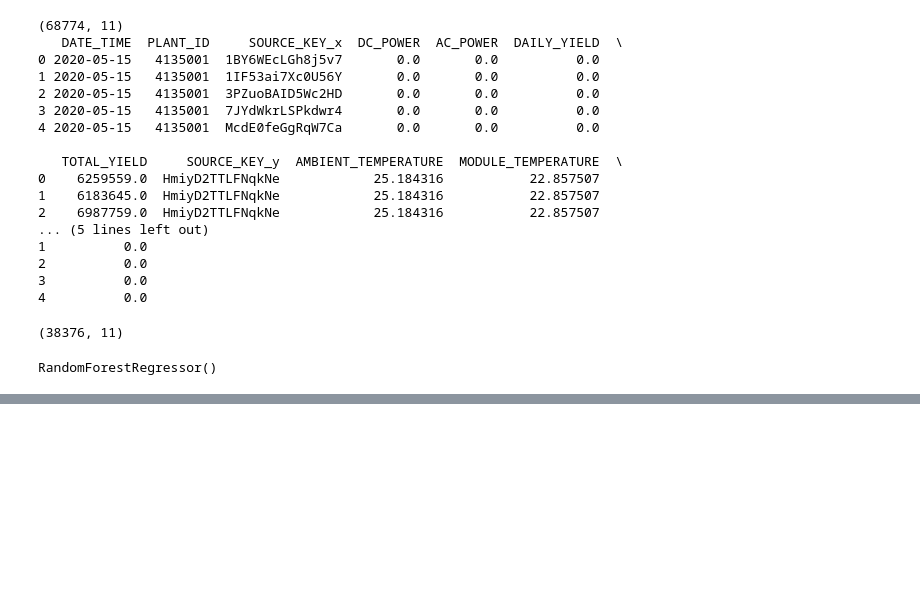
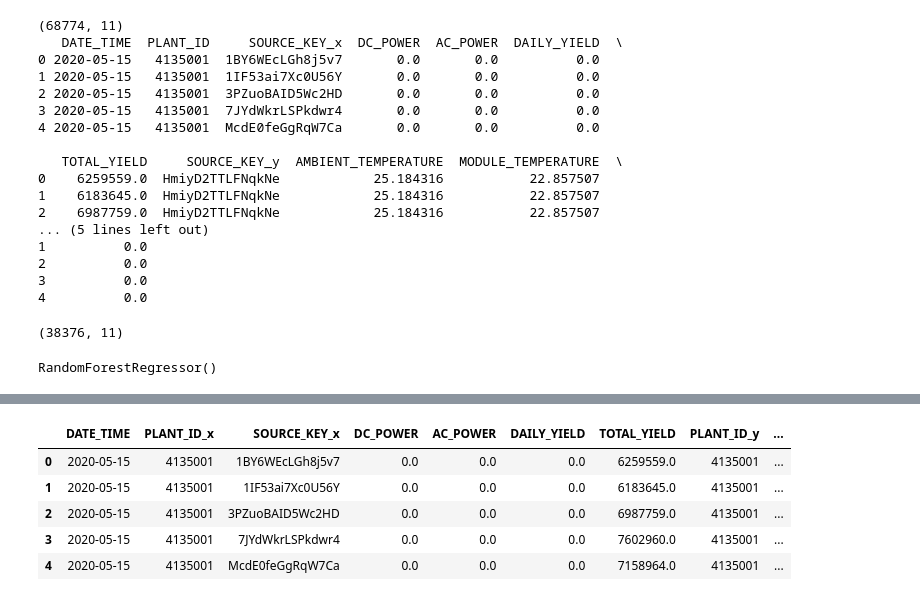
Before and after one commit to Bitttu4/Predictive-Maintainance-in-Solar-Power-System, a Jupyter notebook: Project.ipynb, the cells around one changed output, grey strips where cells are left out. Drawn from its saved outputs; the diff is of its cells as text; code cells hidden in the pictures; blank space fills up the shorter version.

```diff
--- a/Project.ipynb
+++ b/Project.ipynb
@@ -295,0 +303,28 @@ print(results.sample(10))
+# %%
+import pandas as pd
+
+generation_data = pd.read_csv("Plant_1_Generation_Data.csv")
+weather_data = pd.read_csv("Plant_1_Weather_Sensor_Data.csv")
+# %%
+generation_data['DATE_TIME'] = pd.to_datetime(
+    generation_data['DATE_TIME']
+)
+
+weather_data['DATE_TIME'] = pd.to_datetime(
+    weather_data['DATE_TIME']
+)
+# %%
+merged_data = pd.merge(
+    generation_data,
+    weather_data,
+    on='DATE_TIME'
+)
+# %%
+merged_data.head()
+# %% [output]
+|  | DATE_TIME | PLANT_ID_x | SOURCE_KEY_x | DC_POWER | AC_POWER | DAILY_YIELD | TOTAL_YIELD | PLANT_ID_y | ... |
+| 0 | 2020-05-15 | 4135001 | 1BY6WEcLGh8j5v7 | 0.0 | 0.0 | 0.0 | 6259559.0 | 4135001 | ... |
+| 1 | 2020-05-15 | 4135001 | 1IF53ai7Xc0U56Y | 0.0 | 0.0 | 0.0 | 6183645.0 | 4135001 | ... |
+| 2 | 2020-05-15 | 4135001 | 3PZuoBAID5Wc2HD | 0.0 | 0.0 | 0.0 | 6987759.0 | 4135001 | ... |
+| 3 | 2020-05-15 | 4135001 | 7JYdWkrLSPkdwr4 | 0.0 | 0.0 | 0.0 | 7602960.0 | 4135001 | ... |
+| 4 | 2020-05-15 | 4135001 | McdE0feGgRqW7Ca | 0.0 | 0.0 | 0.0 | 7158964.0 | 4135001 | ... |
```
Also changed, not shown: parts of 18 cells of this notebook.
